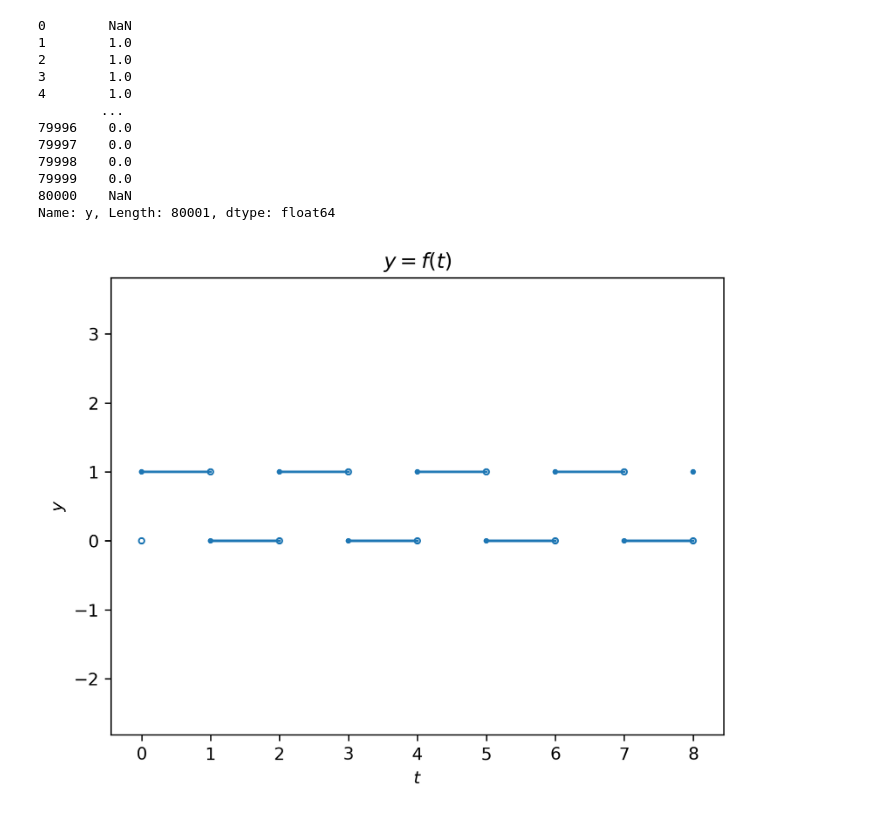
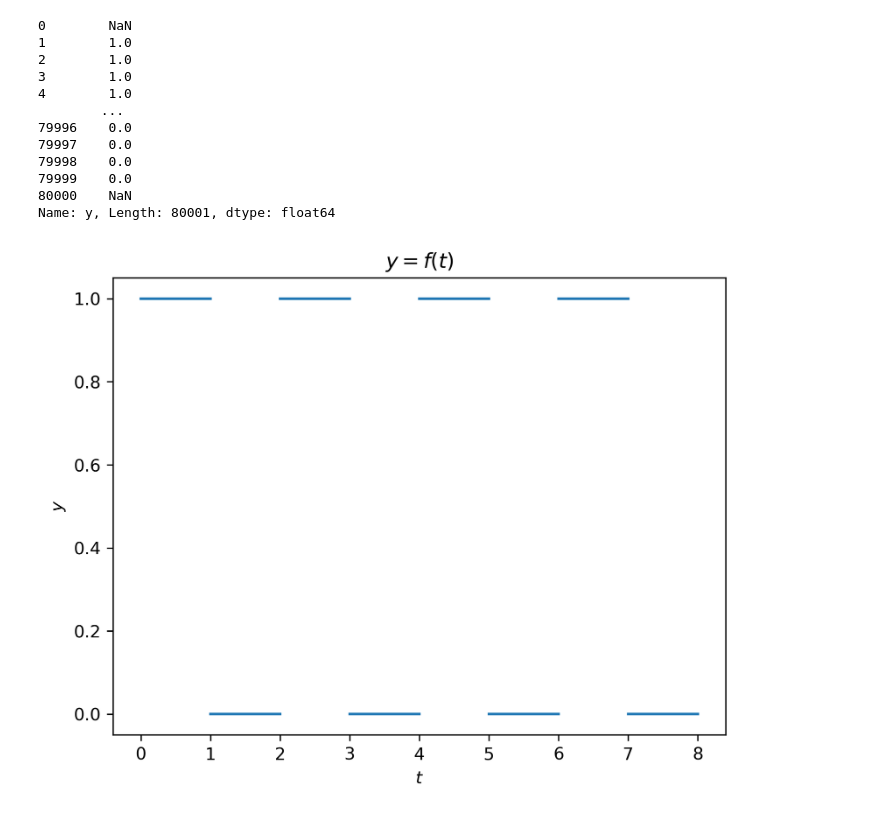
Before and after one commit to RandoNandoz/math101, a Jupyter notebook: A4/plots.ipynb, the cells around one changed output. Saved outputs shown, nothing was run; the diff lists cells and outputs as text; code cells hidden in the pictures.

```diff
--- a/A4/plots.ipynb
+++ b/A4/plots.ipynb
@@ -58,35 +58,35 @@ values['y']
 80000    NaN
 Name: y, Length: 80001, dtype: float64
 # %%
-plt.axis("equal")
+# plt.axis("equal")
 
 plt.plot(
     values['x'],
     values['y']
 )
 
 plt.axis
 plt.xlabel(r"$t$")
 plt.ylabel(r"$y$")
 
 plt.title(r"$y = f(t)$")
 
-for i in range(0, 9, 1):
-    plt.gca().add_patch(
-        patches.Circle(
-            (i, 1) if i % 2 == 0 else (i, 0),
-            radius=0.04
-        )
-    )
+# for i in range(0, 9, 1):
+#     plt.gca().add_patch(
+#         patches.Circle(
+#             (i, 1) if i % 2 == 0 else (i, 0),
+#             radius=0.04
+#         )
+#     )
 
-for i in range(0, 9, 1):
-    plt.gca().add_patch(
-        patches.Circle(
-            (i, 0) if i % 2 == 0 else (i, 1),
-            radius=0.04, fill=False, color="tab:blue"
-        )
-    )
+# for i in range(0, 9, 1):
+#     plt.gca().add_patch(
+#         patches.Circle(
+#             (i, 0) if i % 2 == 0 else (i, 1),
+#             radius=0.04, fill=False, color="tab:blue"
+#         )
+#     )
 
 plt.show()
 # %% [output]
-[figure, old version]
+[figure, new version]
```
Also changed, not shown: 4 other files.
